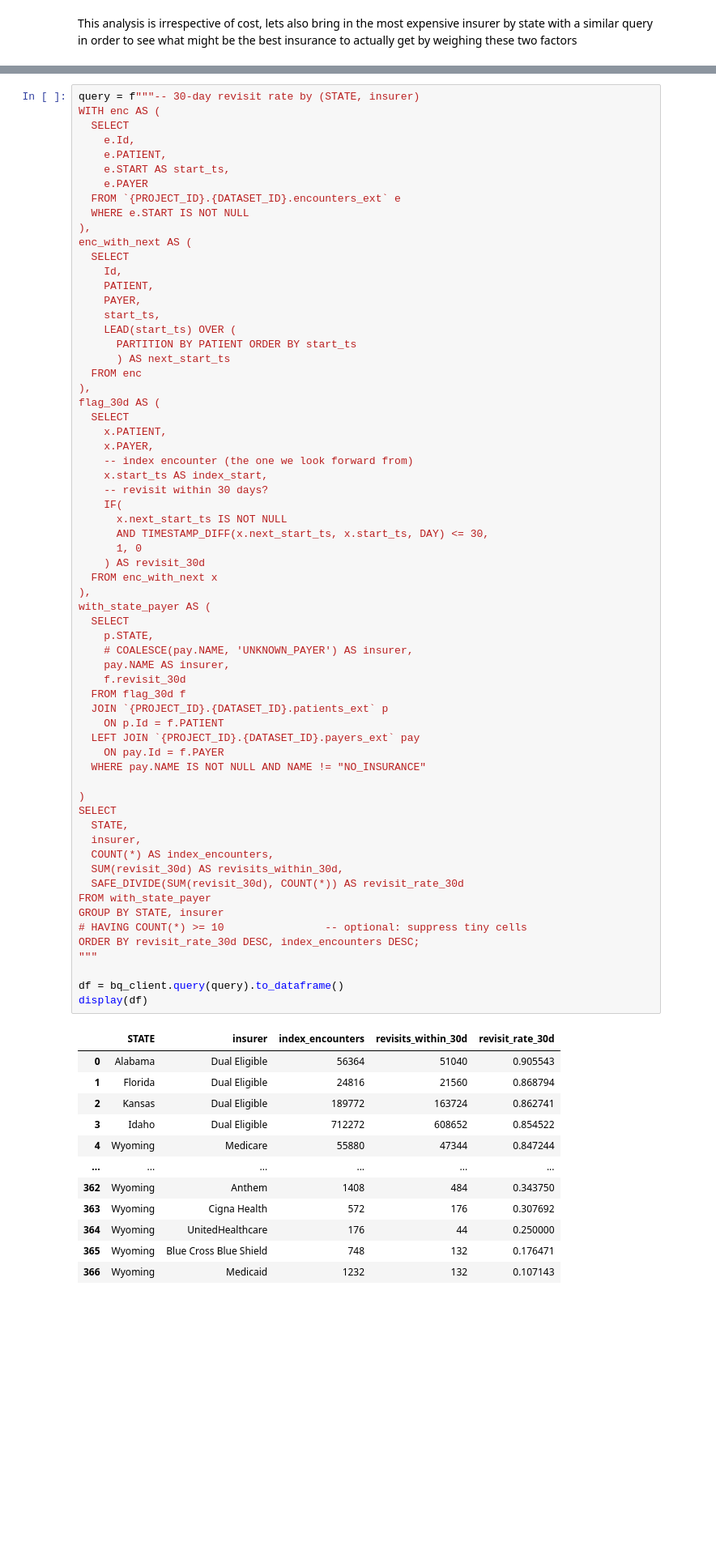
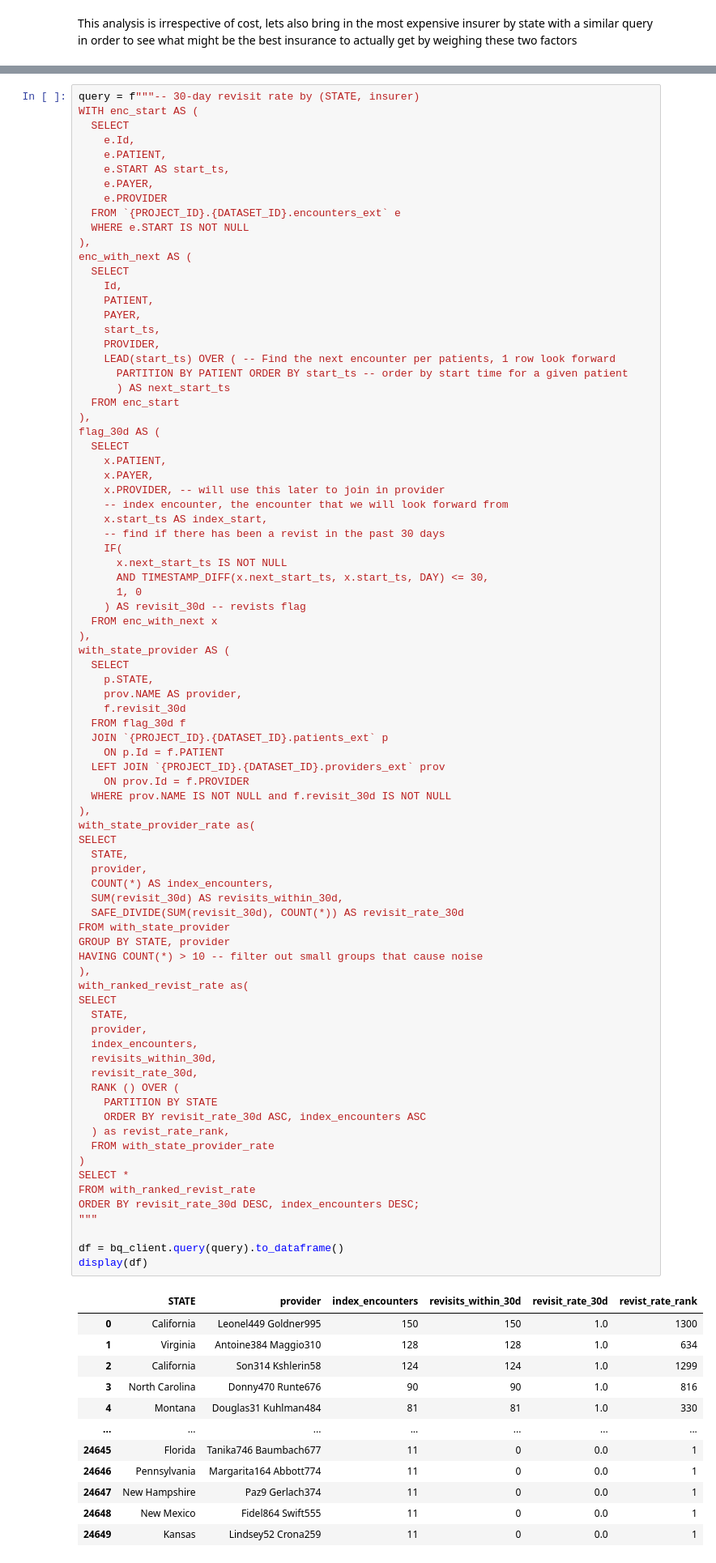
Before and after one commit to nick-allen21/synthetic_patient_analysis, a Jupyter notebook: nallen21_project1.ipynb, the cells around one changed output, grey strips where cells are left out. Shown at 81% size. Cells and saved outputs as stored; diff of their text form; blank space fills up the shorter version.

```diff
--- a/nallen21_project1.ipynb
+++ b/nallen21_project1.ipynb
@@ -887,11 +889,12 @@ sql query and analysis
 # %%
 query = f"""-- 30-day revisit rate by (STATE, insurer)
-WITH enc AS (
+WITH enc_start AS (
   SELECT
     e.Id,
     e.PATIENT,
     e.START AS start_ts,
-    e.PAYER
+    e.PAYER,
+    e.PROVIDER
   FROM `{PROJECT_ID}.{DATASET_ID}.encounters_ext` e
   WHERE e.START IS NOT NULL
 ),
@@ -901,63 +904,80 @@ enc_with_next AS (
     PATIENT,
     PAYER,
     start_ts,
-    LEAD(start_ts) OVER (
-      PARTITION BY PATIENT ORDER BY start_ts
+    PROVIDER,
+    LEAD(start_ts) OVER ( -- Find the next encounter per patients, 1 row look forward
+      PARTITION BY PATIENT ORDER BY start_ts -- order by start time for a given patient
       ) AS next_start_ts
-  FROM enc
+  FROM enc_start
 ),
 flag_30d AS (
   SELECT
     x.PATIENT,
     x.PAYER,
-    -- index encounter (the one we look forward from)
+    x.PROVIDER, -- will use this later to join in provider
+    -- index encounter, the encounter that we will look forward from
     x.start_ts AS index_start,
-    -- revisit within 30 days?
+    -- find if there has been a revist in the past 30 days
     IF(
       x.next_start_ts IS NOT NULL
       AND TIMESTAMP_DIFF(x.next_start_ts, x.start_ts, DAY) <= 30,
       1, 0
-    ) AS revisit_30d
+    ) AS revisit_30d -- revists flag
   FROM enc_with_next x
 ),
-with_state_payer AS (
+with_state_provider AS (
   SELECT
     p.STATE,
-    # COALESCE(pay.NAME, 'UNKNOWN_PAYER') AS insurer,
-    pay.NAME AS insurer,
+    prov.NAME AS provider,
     f.revisit_30d
   FROM flag_30d f
   JOIN `{PROJECT_ID}.{DATASET_ID}.patients_ext` p
     ON p.Id = f.PATIENT
-  LEFT JOIN `{PROJECT_ID}.{DATASET_ID}.payers_ext` pay
-    ON pay.Id = f.PAYER
-  WHERE pay.NAME IS NOT NULL AND NAME != "NO_INSURANCE"
-
-)
+  LEFT JOIN `{PROJECT_ID}.{DATASET_ID}.providers_ext` prov
+    ON prov.Id = f.PROVIDER
+  WHERE prov.NAME IS NOT NULL and f.revisit_30d IS NOT NULL
+),
+with_state_provider_rate as(
 SELECT
   STATE,
-  insurer,
+  provider,
   COUNT(*) AS index_encounters,
   SUM(revisit_30d) AS revisits_within_30d,
   SAFE_DIVIDE(SUM(revisit_30d), COUNT(*)) AS revisit_rate_30d
-FROM with_state_payer
-GROUP BY STATE, insurer
-# HAVING COUNT(*) >= 10                -- optional: suppress tiny cells
+FROM with_state_provider
+GROUP BY STATE, provider
+HAVING COUNT(*) > 10 -- filter out small groups that cause noise
+),
+with_ranked_revist_rate as(
+SELECT
+  STATE,
+  provider,
+  index_encounters,
+  revisits_within_30d,
+  revisit_rate_30d,
+  RANK () OVER (
+    PARTITION BY STATE
+    ORDER BY revisit_rate_30d ASC, index_encounters ASC
+  ) as revist_rate_rank,
+  FROM with_state_provider_rate
+)
+SELECT *
+FROM with_ranked_revist_rate
 ORDER BY revisit_rate_30d DESC, index_encounters DESC;
 """
 
 df = bq_client.query(query).to_dataframe()
 display(df)
 # %% [output]
-|  | STATE | insurer | index_encounters | revisits_within_30d | revisit_rate_30d |
-| 0 | Alabama | Dual Eligible | 56364 | 51040 | 0.905543 |
-| 1 | Florida | Dual Eligible | 24816 | 21560 | 0.868794 |
-| 2 | Kansas | Dual Eligible | 189772 | 163724 | 0.862741 |
-| 3 | Idaho | Dual Eligible | 712272 | 608652 | 0.854522 |
-| 4 | Wyoming | Medicare | 55880 | 47344 | 0.847244 |
-| ... | ... | ... | ... | ... | ... |
-| 362 | Wyoming | Anthem | 1408 | 484 | 0.343750 |
-| 363 | Wyoming | Cigna Health | 572 | 176 | 0.307692 |
-| 364 | Wyoming | UnitedHealthcare | 176 | 44 | 0.250000 |
-| 365 | Wyoming | Blue Cross Blue Shield | 748 | 132 | 0.176471 |
-| 366 | Wyoming | Medicaid | 1232 | 132 | 0.107143 |
+|  | STATE | provider | index_encounters | revisits_within_30d | revisit_rate_30d | revist_rate_rank |
+| 0 | California | Leonel449 Goldner995 | 150 | 150 | 1.0 | 1300 |
+| 1 | Virginia | Antoine384 Maggio310 | 128 | 128 | 1.0 | 634 |
+| 2 | California | Son314 Kshlerin58 | 124 | 124 | 1.0 | 1299 |
+| 3 | North Carolina | Donny470 Runte676 | 90 | 90 | 1.0 | 816 |
+| 4 | Montana | Douglas31 Kuhlman484 | 81 | 81 | 1.0 | 330 |
+| ... | ... | ... | ... | ... | ... | ... |
+| 24645 | Florida | Tanika746 Baumbach677 | 11 | 0 | 0.0 | 1 |
+| 24646 | Pennsylvania | Margarita164 Abbott774 | 11 | 0 | 0.0 | 1 |
+| 24647 | New Hampshire | Paz9 Gerlach374 | 11 | 0 | 0.0 | 1 |
+| 24648 | New Mexico | Fidel864 Swift555 | 11 | 0 | 0.0 | 1 |
+| 24649 | Kansas | Lindsey52 Crona259 | 11 | 0 | 0.0 | 1 |
```
Also changed, not shown: parts of 16 cells of this notebook.
